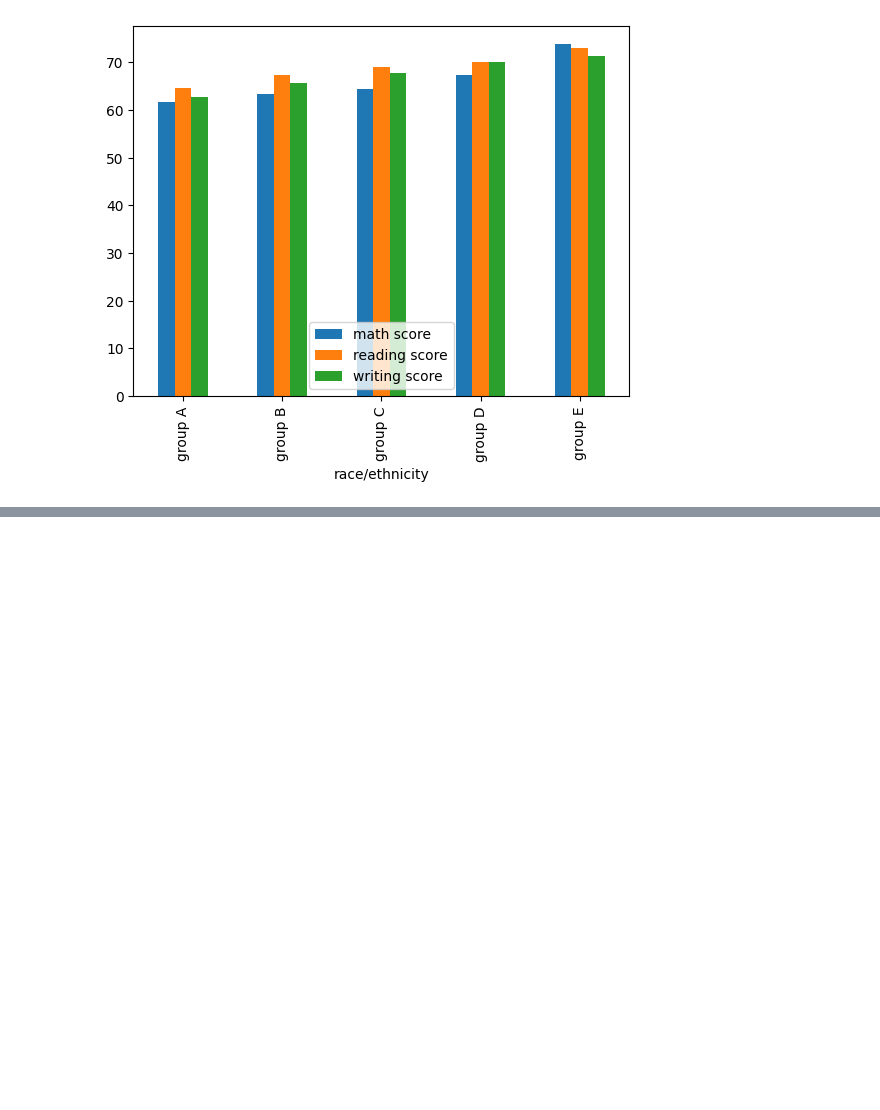
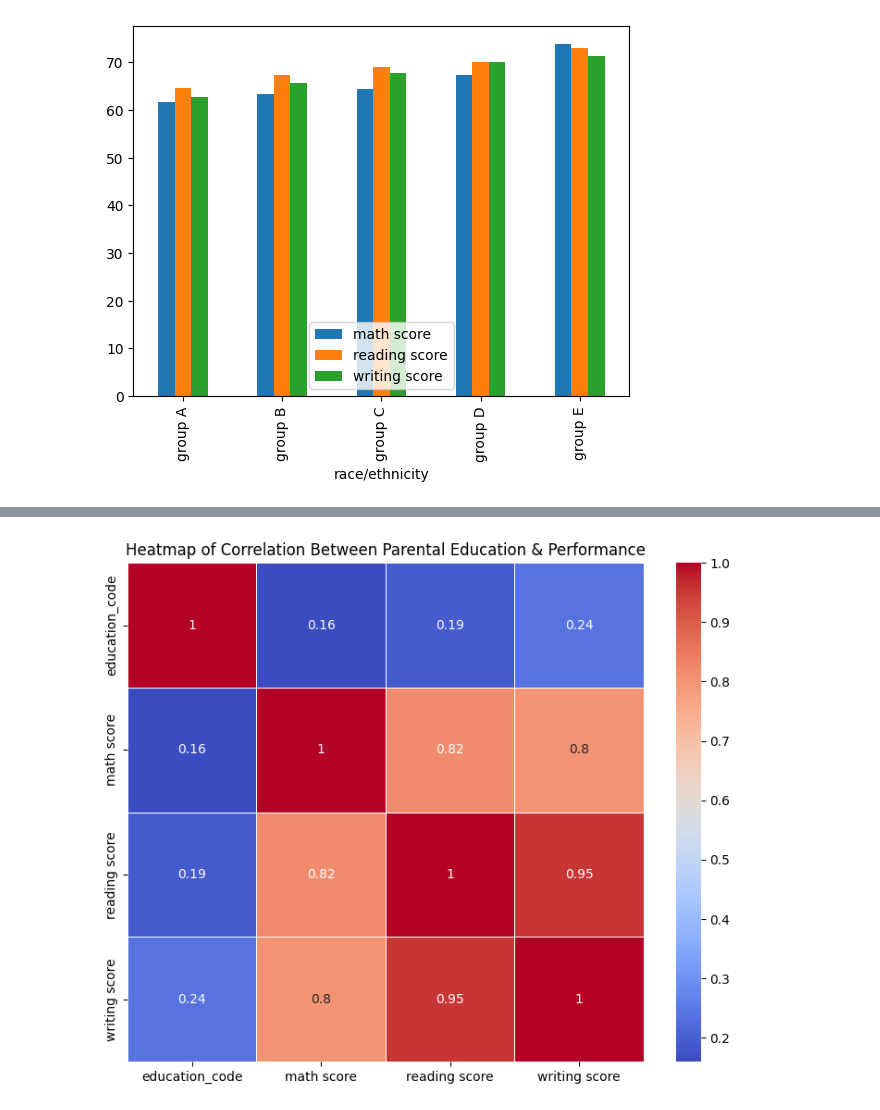
Before and after one commit to timothy-87/Group-1-Tasks, a Jupyter notebook: student_performance.ipynb, the cells around one changed output, grey strips where cells are left out. Saved outputs shown, nothing was run; the diff lists cells and outputs as text; code cells hidden in the pictures; blank space fills up the shorter version.

```diff
--- a/student_performance.ipynb
+++ b/student_performance.ipynb
@@ -98,0 +116,16 @@ group E          73.821429      73.028571      71.407143
+# %%
+# Map the education levels to numbers
+education_map = {
+    "some high school": 1,
+    "high school": 2,
+    "some college": 3,
+    "associate's degree": 4,
+    "bachelor's degree" : 5,
+    "master's degree" : 6
+}
+
+# Create a new column with the numeric values
+combined['education_code'] = combined['parental level of education'].map(education_map)
+
+#preview
+combined
@@ -98,0 +146,7 @@ group E          73.821429      73.028571      71.407143
+# %%
+# calculating covariance and correlation
+cov_math = np.cov(combined['education_code'],combined['math score'])
+corr = combined[['education_code','math score','reading score','writing score']].corr()
+
+print(cov_math)
+print(corr)
@@ -98,0 +161,14 @@ group E          73.821429      73.028571      71.407143
+# %%
+# Plot heatmap
+plt.figure(figsize=(9, 7))
+sb.heatmap(corr,
+            annot=True,        # Show correlation values inside boxes
+            cmap='coolwarm',  # Color scheme
+            linewidth =0.5,
+            xticklabels=True,  # Show column names (optional, True by default)
+            yticklabels=True   # Show row names (optional, True by default)
+           )
+plt.title("Heatmap of Correlation Between Parental Education & Performance")
+plt.show()
+# %% [output]
+[figure, added]
```
Also changed, not shown: parts of 12 cells of this notebook.
